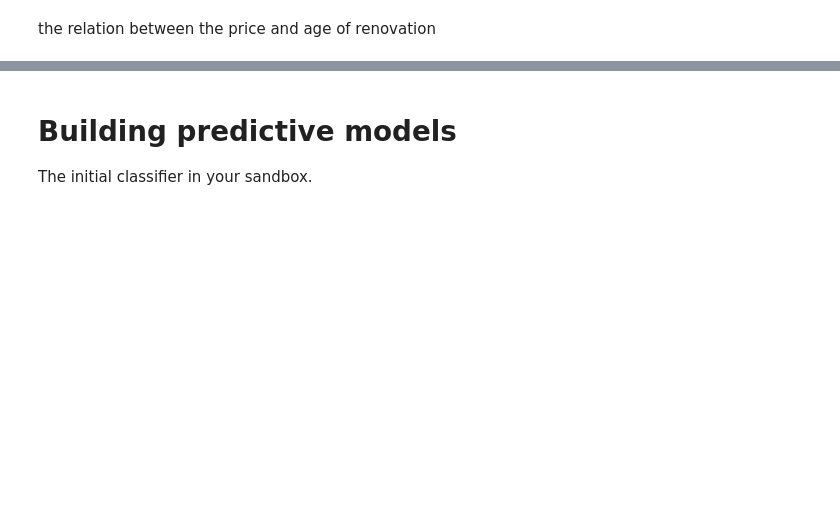
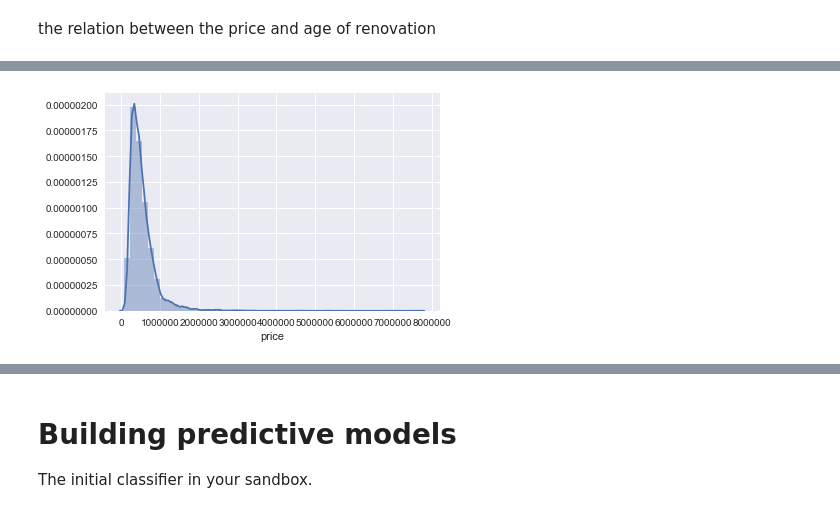
Before and after one commit to Slownite/mini_projet, a Jupyter notebook: houseprice_starting_kit/README.ipynb, the cells around one changed output, grey strips where cells are left out. Cells and saved outputs as stored; diff of their text form; code cells hidden in the pictures; blank space fills up the shorter version.

```diff
--- a/houseprice_starting_kit/README.ipynb
+++ b/houseprice_starting_kit/README.ipynb
@@ -203,0 +148,2 @@ plt.show();
+# %%
+visu = vs()
@@ -203,0 +162,4 @@ plt.show();
+# %%
+visu.histogramme_val(XY, "price")
+# %% [output]
+[figure, added]
```
Also changed, not shown: parts of 23 cells of this notebook, 3 other files.
